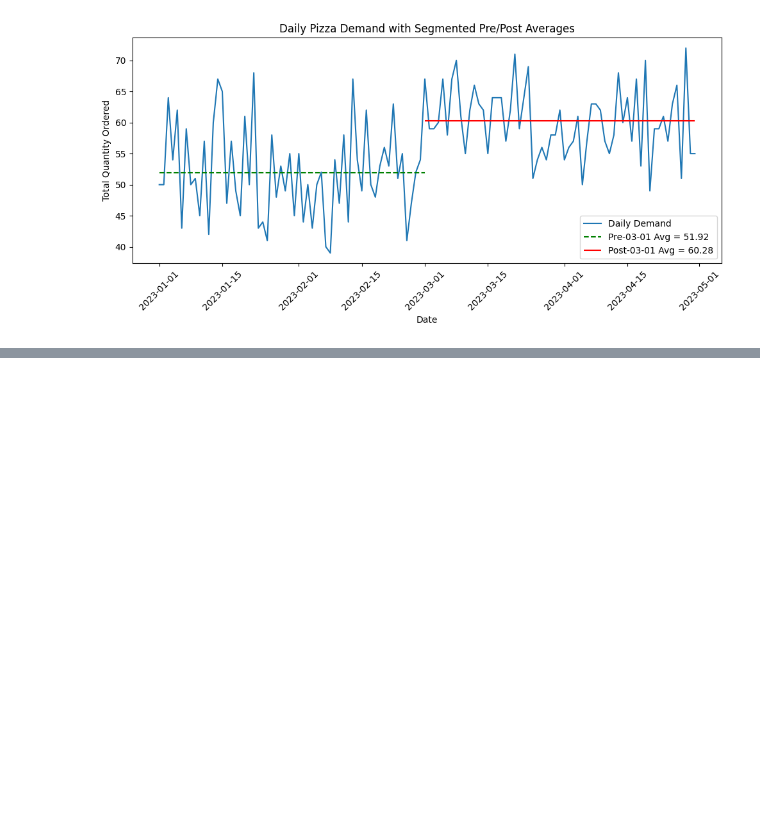
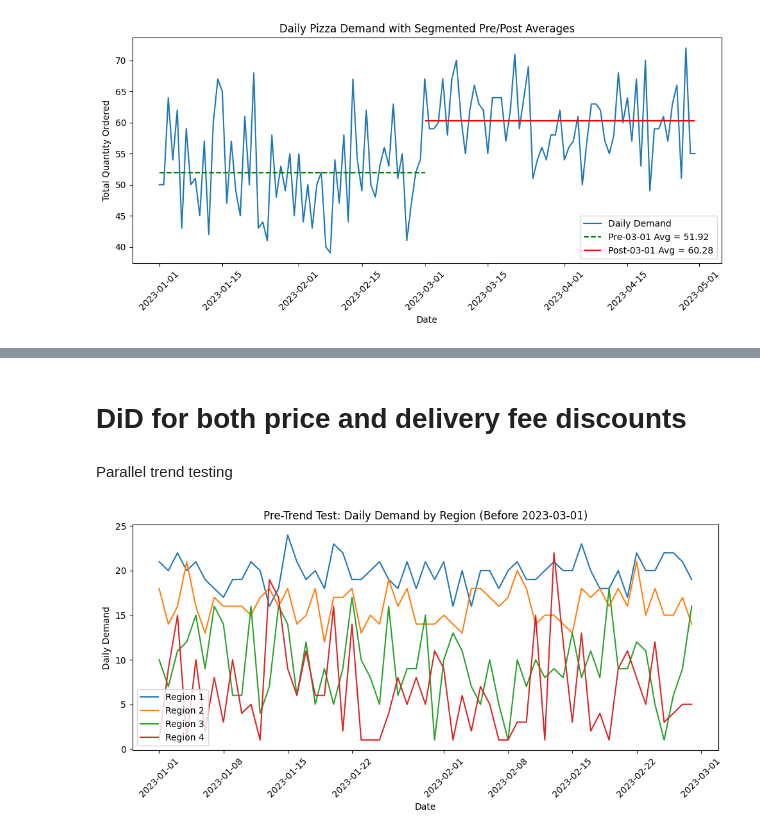
Before and after one commit to syuazusa/DBA5101-Group-Project-3, a Jupyter notebook: GP3.ipynb, the cells around one changed output, grey strips where cells are left out. Cells and saved outputs as stored; diff of their text form; code cells hidden in the pictures; blank space fills up the shorter version.

```diff
--- a/GP3.ipynb
+++ b/GP3.ipynb
@@ -192,0 +265,30 @@ plt.show()
+# %% [markdown]
+# DiD for both price and delivery fee discounts
+# %% [markdown]
+Parallel trend testing
+# %%
+# Parallel Trend Plotting
+
+# Filter pre-treatment period
+pre_df = df[df["Date"] < "2023-03-01"]
+
+# Aggregate daily demand by region
+pre_daily = pre_df.groupby(["Date", "Region"])["Quantity Ordered"].sum().reset_index()
+
+# Reshape for plotting
+pivot = pre_daily.pivot(index="Date", columns="Region", values="Quantity Ordered")
+
+# Plot
+plt.figure(figsize=(10,5))
+for col in pivot.columns:
+    plt.plot(pivot.index, pivot[col], label=f"Region {col}")
+
+plt.xlabel("Date")
+plt.ylabel("Daily Demand")
+plt.title("Pre-Trend Test: Daily Demand by Region (Before 2023-03-01)")
+plt.xticks(rotation=45)
+plt.legend()
+plt.tight_layout()
+plt.show()
+# %% [output]
+[figure, added]
```
Also changed, not shown: parts of 12 cells of this notebook.
